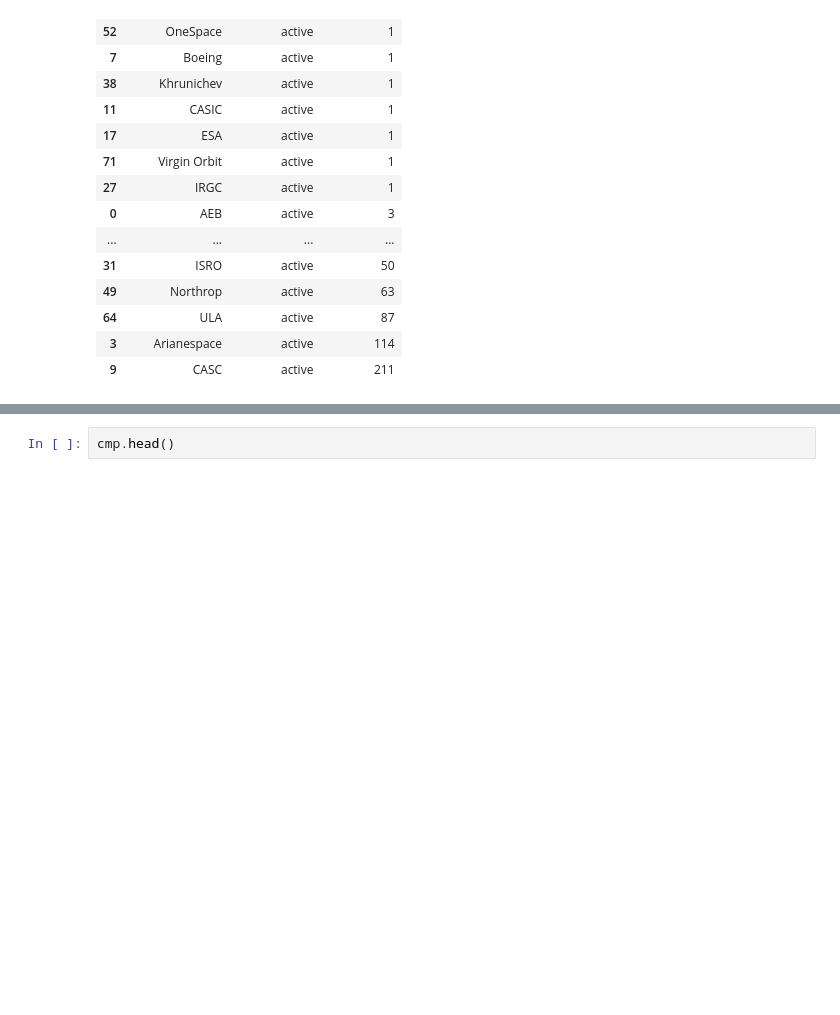
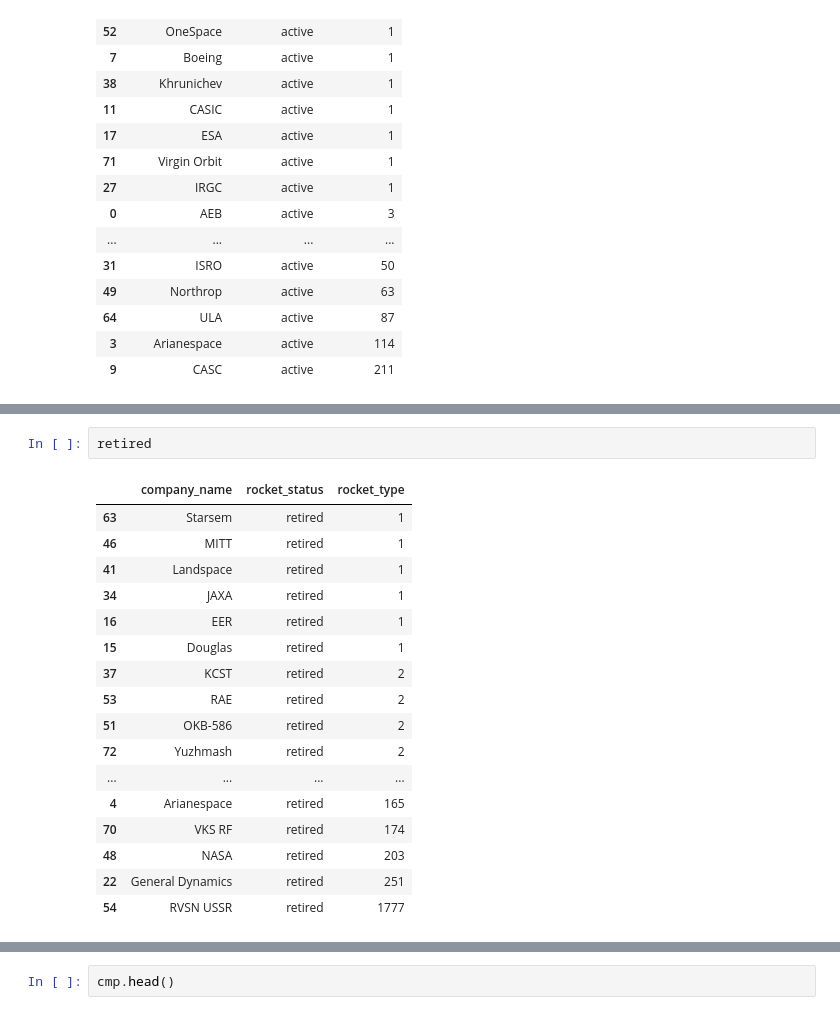
Before and after one commit to dungeons-and-dorks/Final-Frontier, a Jupyter notebook: yvonnes_stuff/notes.ipynb, the cells around one changed output, grey strips where cells are left out. Drawn from its saved outputs; the diff is of its cells as text; blank space fills up the shorter version.

```diff
--- a/yvonnes_stuff/notes.ipynb
+++ b/yvonnes_stuff/notes.ipynb
@@ -455,2 +508,22 @@ active
+# %%
+retired
+# %% [output]
+|  | company_name | rocket_status | rocket_type |
+| 63 | Starsem | retired | 1 |
+| 46 | MITT | retired | 1 |
+| 41 | Landspace | retired | 1 |
+| 34 | JAXA | retired | 1 |
+| 16 | EER | retired | 1 |
+| 15 | Douglas | retired | 1 |
+| 37 | KCST | retired | 2 |
+| 53 | RAE | retired | 2 |
+| 51 | OKB-586 | retired | 2 |
+| 72 | Yuzhmash | retired | 2 |
+| ... | ... | ... | ... |
+| 4 | Arianespace | retired | 165 |
+| 70 | VKS RF | retired | 174 |
+| 48 | NASA | retired | 203 |
+| 22 | General Dynamics | retired | 251 |
+| 54 | RVSN USSR | retired | 1777 |
 # %%
 plt.figure(figsize=(16,16))
```
Also changed, not shown: parts of 11 cells of this notebook.
